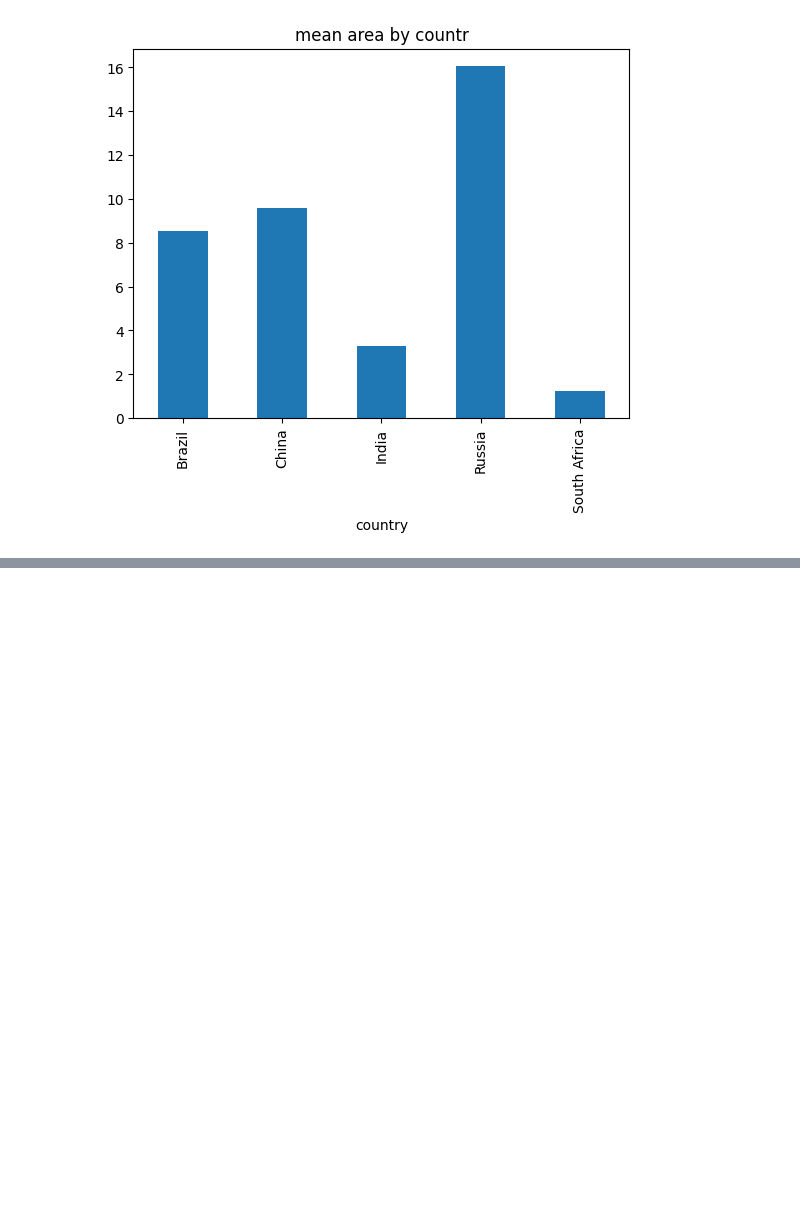
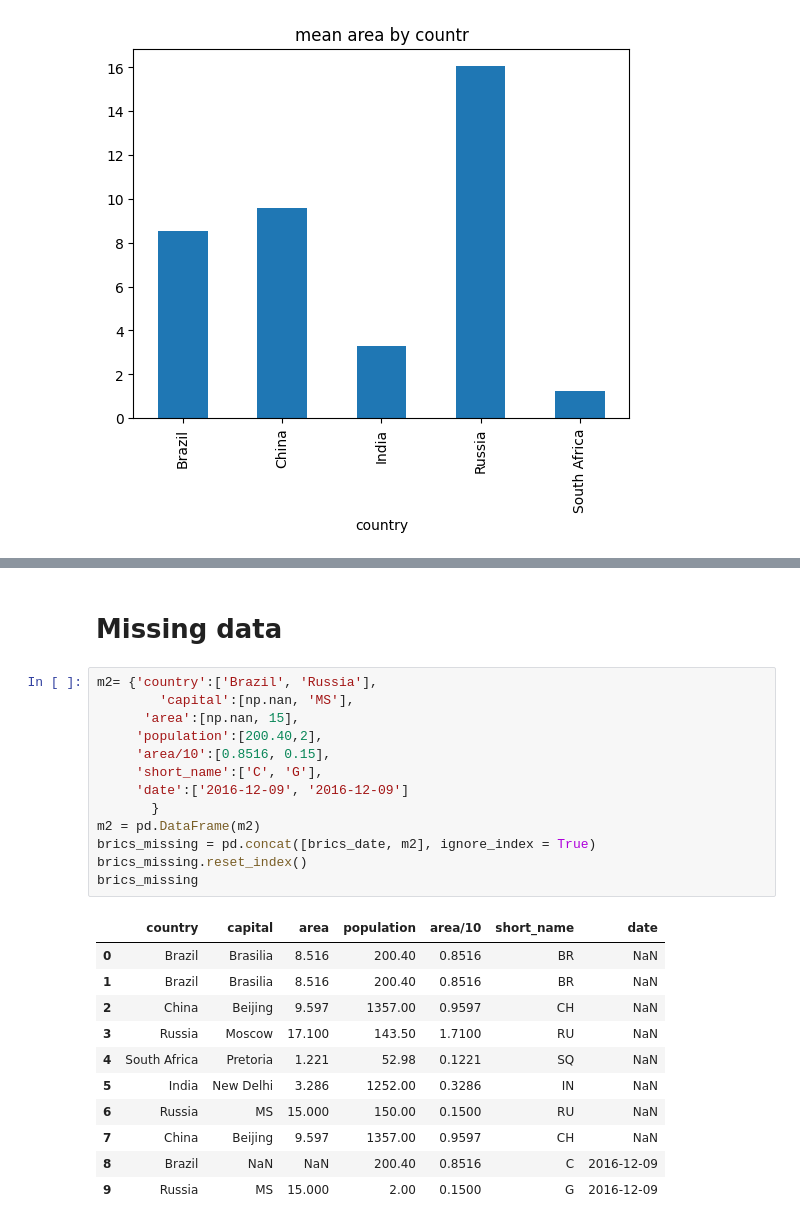
Before and after one commit to magannamazur/Codewars, a Jupyter notebook: DataCamp/d_pandas.ipynb, the cells around one changed output, grey strips where cells are left out. Drawn from its saved outputs; the diff is of its cells as text; blank space fills up the shorter version.

```diff
--- a/DataCamp/d_pandas.ipynb
+++ b/DataCamp/d_pandas.ipynb
@@ -772,0 +784,27 @@ brics_date.plot(use_index=True, y = 'area', kind = 'line')
+# %% [markdown]
+# Missing data
+# %%
+m2= {'country':['Brazil', 'Russia'],
+        'capital':[np.nan, 'MS'],
+      'area':[np.nan, 15],
+     'population':[200.40,2],
+     'area/10':[0.8516, 0.15],
+     'short_name':['C', 'G'],
+     'date':['2016-12-09', '2016-12-09']
+       }
+m2 = pd.DataFrame(m2)
+brics_missing = pd.concat([brics_date, m2], ignore_index = True)
+brics_missing.reset_index()
+brics_missing
+# %% [output]
+|  | country | capital | area | population | area/10 | short_name | date |
+| 0 | Brazil | Brasilia | 8.516 | 200.40 | 0.8516 | BR | NaN |
+| 1 | Brazil | Brasilia | 8.516 | 200.40 | 0.8516 | BR | NaN |
+| 2 | China | Beijing | 9.597 | 1357.00 | 0.9597 | CH | NaN |
+| 3 | Russia | Moscow | 17.100 | 143.50 | 1.7100 | RU | NaN |
+| 4 | South Africa | Pretoria | 1.221 | 52.98 | 0.1221 | SQ | NaN |
+| 5 | India | New Delhi | 3.286 | 1252.00 | 0.3286 | IN | NaN |
+| 6 | Russia | MS | 15.000 | 150.00 | 0.1500 | RU | NaN |
+| 7 | China | Beijing | 9.597 | 1357.00 | 0.9597 | CH | NaN |
+| 8 | Brazil | NaN | NaN | 200.40 | 0.8516 | C | 2016-12-09 |
+| 9 | Russia | MS | 15.000 | 2.00 | 0.1500 | G | 2016-12-09 |
```
Also changed, not shown: parts of 17 cells of this notebook.
